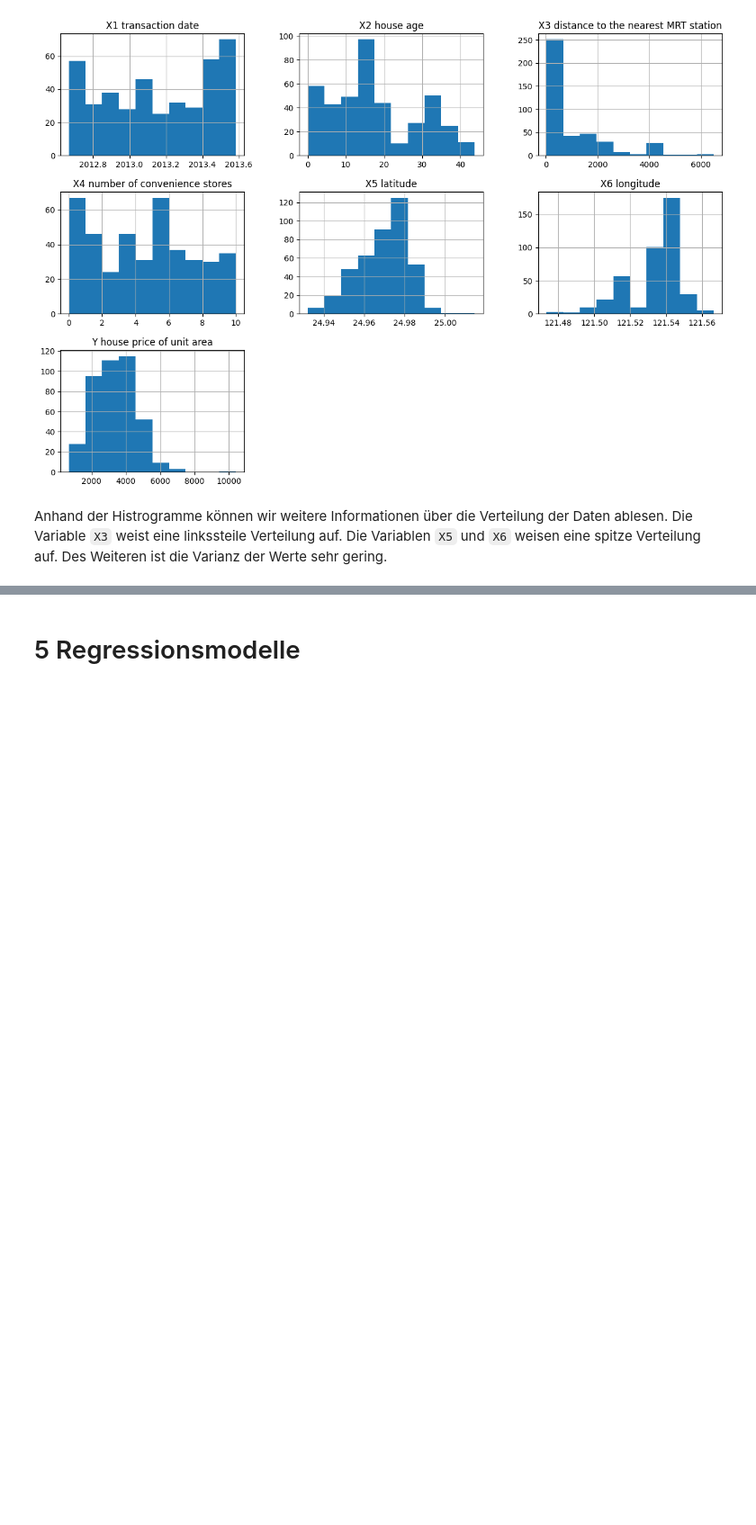
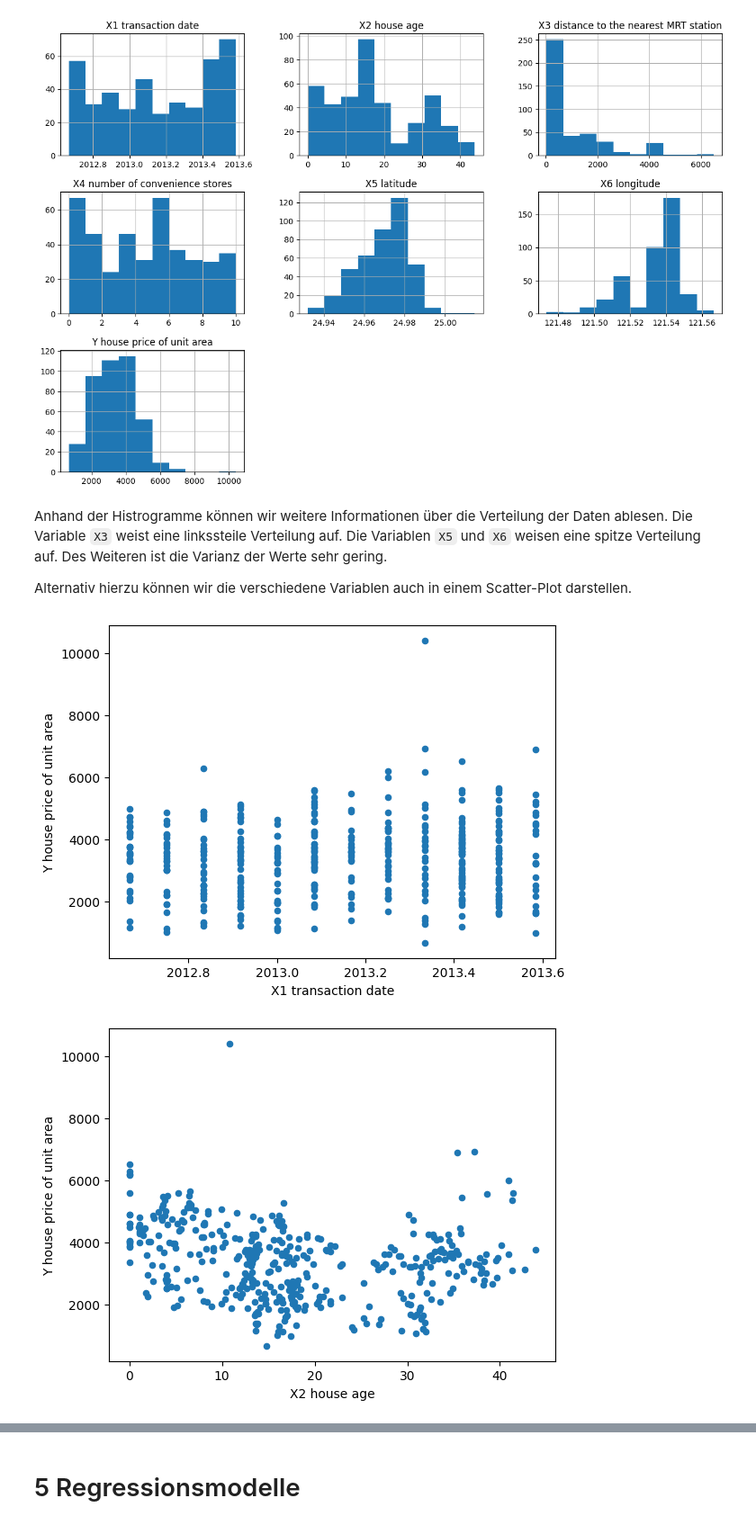
Before and after one commit to TillWege/dm-ml, a Jupyter notebook: paper.ipynb, the cells around one changed output, grey strips where cells are left out. Shown: that part at 90% size. Drawn from its saved outputs; the diff is of its cells as text; code cells hidden in the pictures; blank space fills up the shorter version.

Commit message:
scatter plots

```diff
--- a/paper.ipynb
+++ b/paper.ipynb
@@ -209,3 +209,14 @@ hist = data_no_id.hist(figsize=(15, 10))
 [figure]
 # %% [markdown]
 Anhand der Histrogramme können wir weitere Informationen über die Verteilung der Daten ablesen. Die Variable `X3` weist eine linkssteile Verteilung auf. Die Variablen `X5` und `X6` weisen eine spitze Verteilung auf. Des Weiteren ist die Varianz der Werte sehr gering.
+
+Alternativ hierzu können wir die verschiedene Variablen auch in einem Scatter-Plot darstellen.
+# %%
+
+vars = data_no_id.drop("Y house price of unit area", axis=1)
+
+for ax in vars.head():
+    data_no_id.plot.scatter(x=ax, y="Y house price of unit area")
+# %% [output]
+[figure, added]
+[figure, added]
```
Also changed, not shown: parts of 2 cells of this notebook.
